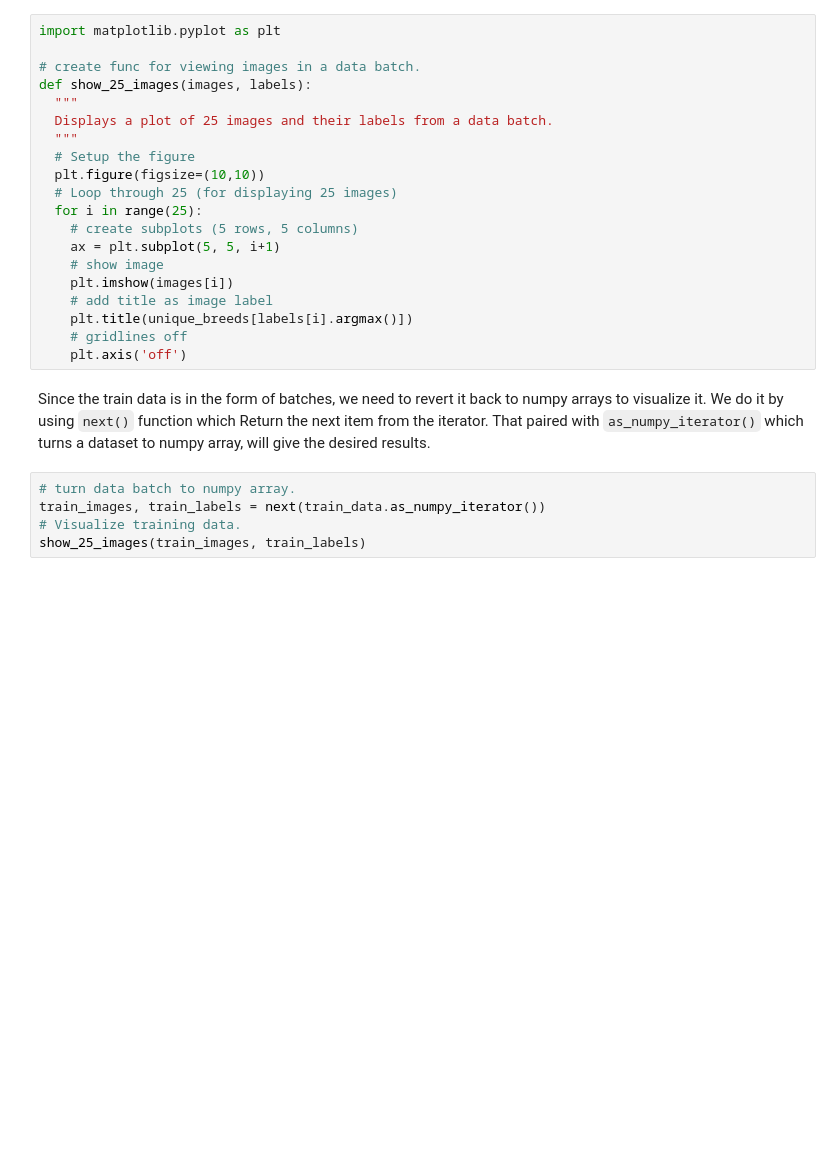
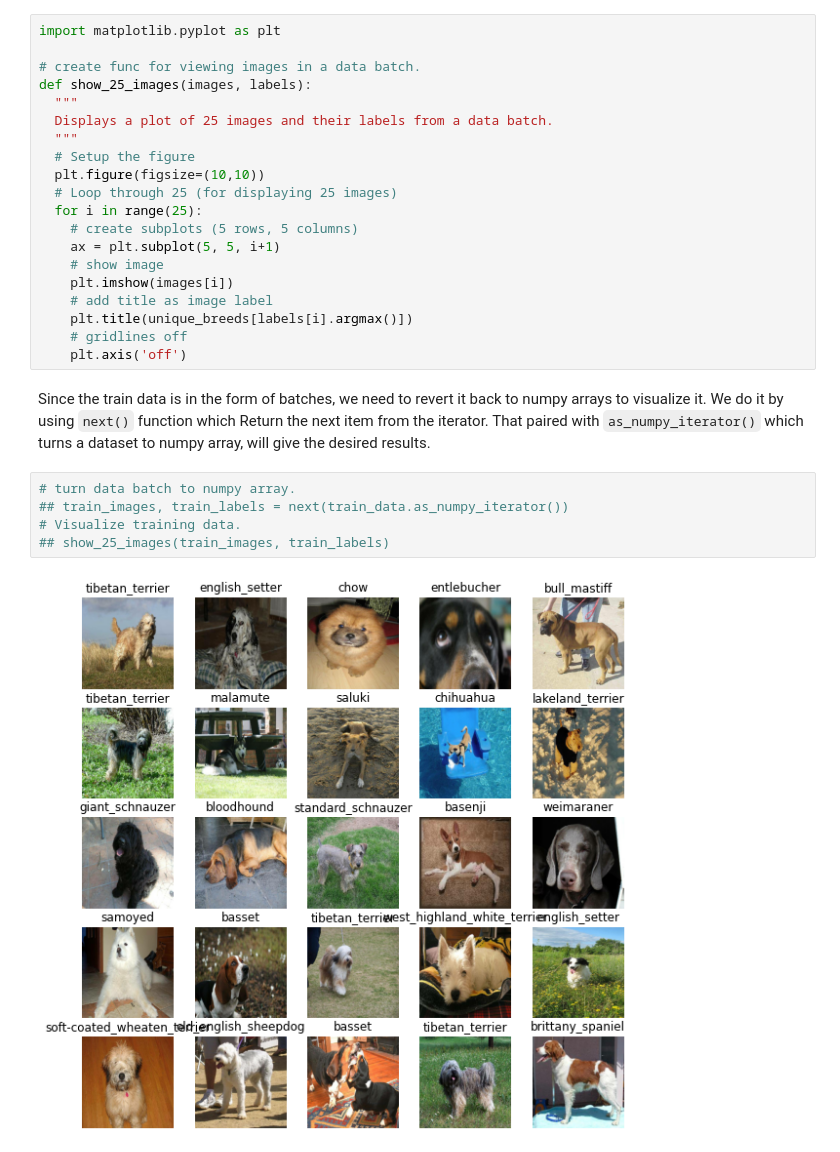
Before and after one commit to mayursrt/dog-breed-identification, a Jupyter notebook: dog_breed_identification.ipynb, the cells around one changed output. Saved outputs shown, nothing was run; the diff lists cells and outputs as text; blank space fills up the shorter version.

```diff
--- a/dog_breed_identification.ipynb
+++ b/dog_breed_identification.ipynb
@@ -285,8 +441,10 @@ def show_25_images(images, labels):
 Since the train data is in the form of batches, we need to revert it back to numpy arrays to visualize it. We do it by using `next()` function which Return the next item from the iterator. That paired with `as_numpy_iterator()` which turns a dataset to numpy array, will give the desired results.
 # %%
 # turn data batch to numpy array.
-train_images, train_labels = next(train_data.as_numpy_iterator())
+## train_images, train_labels = next(train_data.as_numpy_iterator())
 # Visualize training data.
-show_25_images(train_images, train_labels)
+## show_25_images(train_images, train_labels)
+# %% [output]
+[figure, added]
 # %%
 # turn data batch to numpy array.
```
Also changed, not shown: parts of 24 cells of this notebook.
